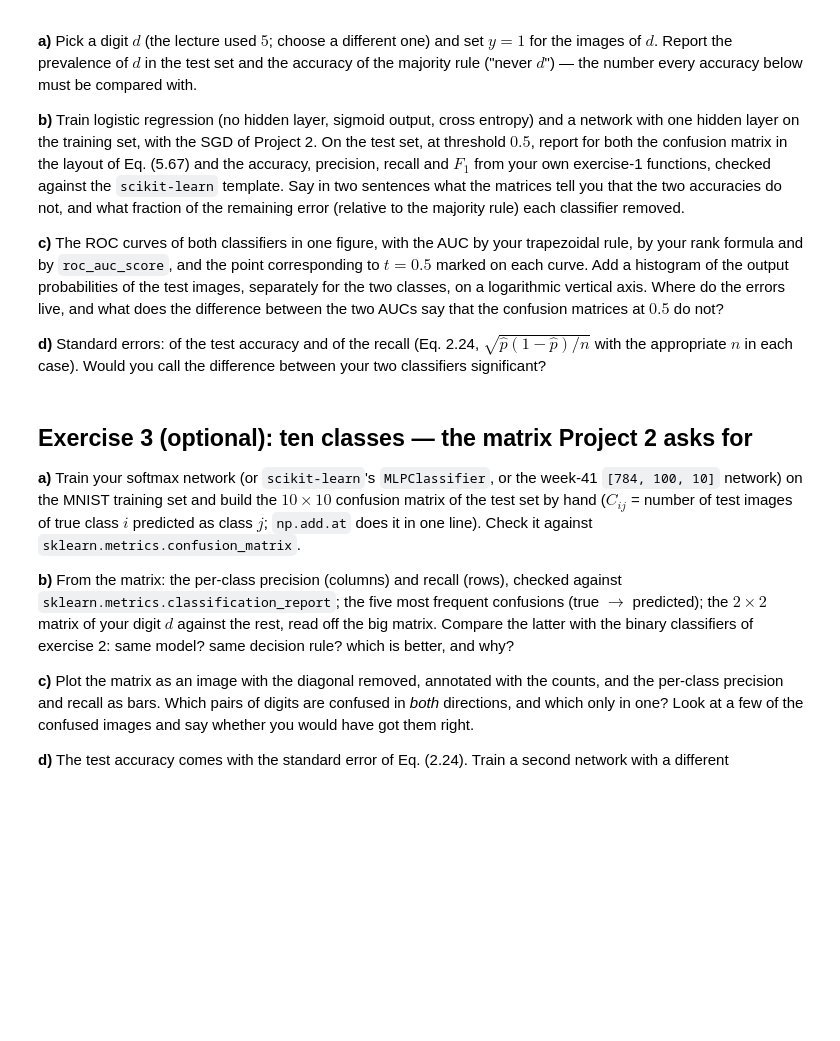
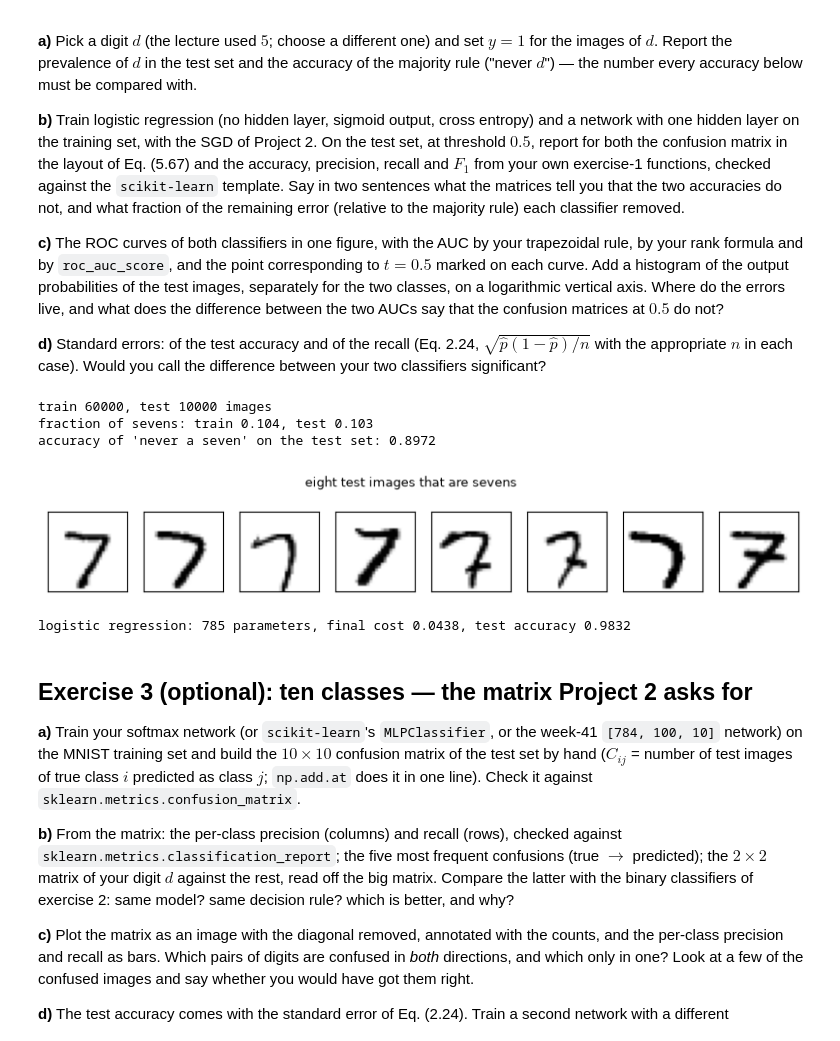
Before and after one commit to lukasMK01/MachineLearningUiO, a Jupyter notebook: doc/WeeklyMaterial/week43/exercisesweek43_solutions.ipynb, the cells around one changed output. Saved outputs shown, nothing was run; the diff lists cells and outputs as text; code cells hidden in the pictures; blank space fills up the shorter version.

```diff
--- a/doc/WeeklyMaterial/week43/exercisesweek43_solutions.ipynb
+++ b/doc/WeeklyMaterial/week43/exercisesweek43_solutions.ipynb
@@ -404,3 +386,41 @@ y_test = (data["y_test"] == d).astype(float)
+# %%
+print(f"train {len(y_train)}, test {len(y_test)} images")
+print(f"fraction of sevens: train {y_train.mean():.3f}, test {y_test.mean():.3f}")
+print(f"accuracy of 'never a seven' on the test set: {1 - y_test.mean():.4f}")
+
+fig, ax = plt.subplots(1, 8, figsize=(10, 1.6))
+for a, i in zip(ax, np.where(y_test == 1)[0][:8]):
+    a.imshow(x_test[i].reshape(28, 28), cmap="gray_r"); a.set_xticks([]); a.set_yticks([])
+fig.suptitle("eight test images that are sevens", fontsize=9)
+plt.show()
+# %% [output]
+train 60000, test 10000 images
+fraction of sevens: train 0.104, test 0.103
+accuracy of 'never a seven' on the test set: 0.8972
+[figure, added]
+# %%
+models = {}
+for name, sizes, act in (("logistic regression", [784, 1], "sigmoid"),
+                         ("one hidden layer of 64", [784, 64, 1], "relu")):
+    layers = create_layers(sizes, act, np.random.default_rng(2026))
+    layers, hist = train(x_train, y_train[:, None], layers, act, "binary", gamma=0.1, epochs=150,
+                         batch_size=32, X_test=x_test, y_test=y_test)
+    models[name] = {"layers": layers, "act": act, "history": hist,
+                    "p_test": predict(x_test, layers, act, "binary")[:, 0],
+                    "n_params": sum(W.size + b.size for W, b in layers)}
+    print(f"{name}: {models[name]['n_params']} parameters, final cost {hist['cost'][-1]:.4f}, "
+          f"test accuracy {hist['test_accuracy'][-1]:.4f}")
+
+fig, ax = plt.subplots(1, 2, figsize=(10, 3.2))
+for name, col in zip(models, (GREY, BLUE)):
+    ax[0].semilogy(models[name]["history"]["cost"], color=col, label=name)
+    ax[1].plot(models[name]["history"]["test_accuracy"], color=col, label=name)
+ax[0].set_xlabel("epoch"); ax[0].set_ylabel("training cross entropy"); ax[0].legend(fontsize=8)
+ax[1].set_xlabel("epoch"); ax[1].set_ylabel("test accuracy"); ax[1].axhline(1 - y_test.mean(), color=RED, ls=":", label="never an eight")
+ax[1].legend(fontsize=8)
+plt.show()
+# %% [output]
+logistic regression: 785 parameters, final cost 0.0438, test accuracy 0.9832
 # %% [markdown]
 ## Exercise 3 (optional): ten classes — the matrix Project 2 asks for
 
```
Also changed, not shown: parts of 2 cells of this notebook, 1 other file.
